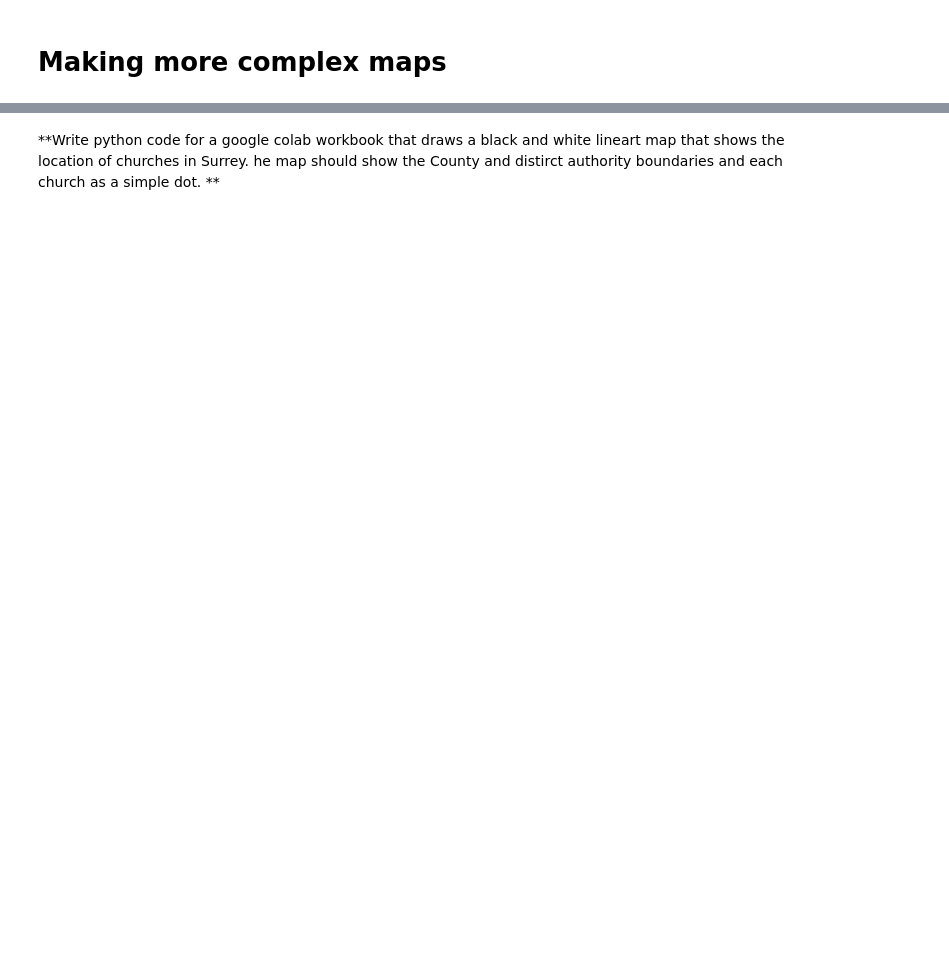
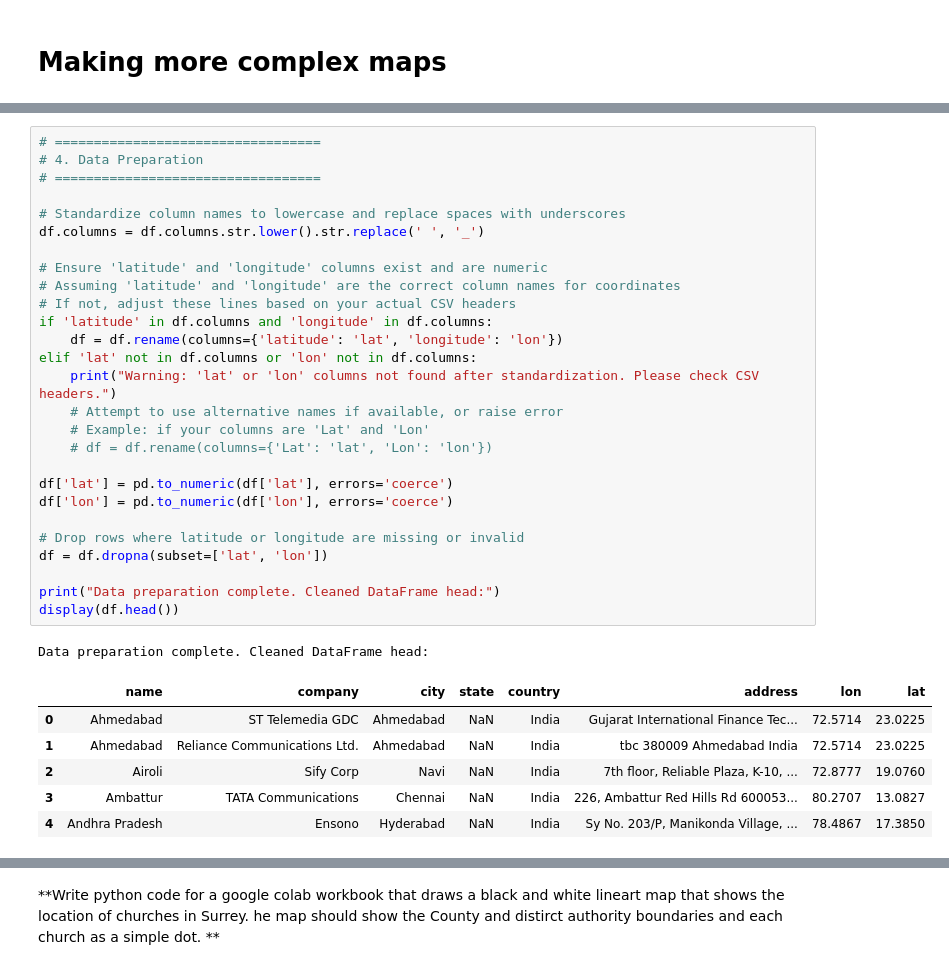
Before and after one commit to davidmkidd/Vibe_Code_Mapping, a Jupyter notebook: Vibe_Mapping.ipynb, the cells around one changed output, grey strips where cells are left out. Saved outputs shown, nothing was run; the diff lists cells and outputs as text; blank space fills up the shorter version.

```diff
--- a/Vibe_Mapping.ipynb
+++ b/Vibe_Mapping.ipynb
@@ -223,0 +603,35 @@ Let's try and make the kind of map that you might include as part of an assignme
+# %%
+# ==================================
+# 4. Data Preparation
+# ==================================
+
+# Standardize column names to lowercase and replace spaces with underscores
+df.columns = df.columns.str.lower().str.replace(' ', '_')
+
+# Ensure 'latitude' and 'longitude' columns exist and are numeric
+# Assuming 'latitude' and 'longitude' are the correct column names for coordinates
+# If not, adjust these lines based on your actual CSV headers
+if 'latitude' in df.columns and 'longitude' in df.columns:
+    df = df.rename(columns={'latitude': 'lat', 'longitude': 'lon'})
+elif 'lat' not in df.columns or 'lon' not in df.columns:
+    print("Warning: 'lat' or 'lon' columns not found after standardization. Please check CSV headers.")
+    # Attempt to use alternative names if available, or raise error
+    # Example: if your columns are 'Lat' and 'Lon'
+    # df = df.rename(columns={'Lat': 'lat', 'Lon': 'lon'})
+
+df['lat'] = pd.to_numeric(df['lat'], errors='coerce')
+df['lon'] = pd.to_numeric(df['lon'], errors='coerce')
+
+# Drop rows where latitude or longitude are missing or invalid
+df = df.dropna(subset=['lat', 'lon'])
+
+print("Data preparation complete. Cleaned DataFrame head:")
+display(df.head())
+# %% [output]
+Data preparation complete. Cleaned DataFrame head:
+|  | name | company | city | state | country | address | lon | lat |
+| 0 | Ahmedabad | ST Telemedia GDC | Ahmedabad | NaN | India | Gujarat International Finance Tec... | 72.5714 | 23.0225 |
+| 1 | Ahmedabad | Reliance Communications Ltd. | Ahmedabad | NaN | India | tbc 380009 Ahmedabad India | 72.5714 | 23.0225 |
+| 2 | Airoli | Sify Corp | Navi | NaN | India | 7th floor, Reliable Plaza, K-10, ... | 72.8777 | 19.0760 |
+| 3 | Ambattur | TATA Communications | Chennai | NaN | India | 226, Ambattur Red Hills Rd 600053... | 80.2707 | 13.0827 |
+| 4 | Andhra Pradesh | Ensono | Hyderabad | NaN | India | Sy No. 203/P, Manikonda Village, ... | 78.4867 | 17.3850 |
```
Also changed, not shown: parts of 20 cells of this notebook.
